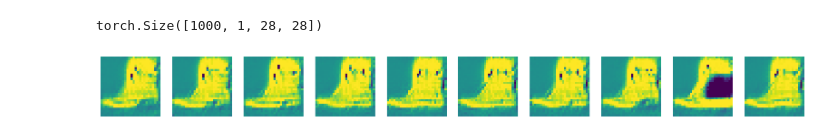
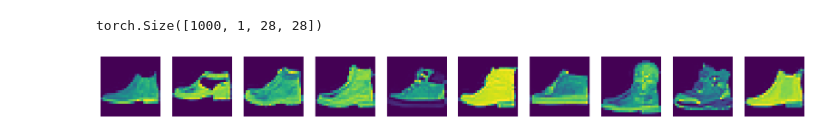
Before and after one commit to marco-cartago/EbmFcT, a Jupyter notebook: refactor_code/test.ipynb, the cells around one changed output. Cells and saved outputs as stored; diff of their text form; code cells hidden in the pictures.

```diff
--- a/refactor_code/test.ipynb
+++ b/refactor_code/test.ipynb
@@ -29,4 +8,0 @@ sampler = ReplaySampler(model, img_shape=(1, 28, 28), buffer_size=200, noise_fra
-# %%
-from src.gradient_inspect import synthesize_image
-
-x, energies = synthesize_image(model = model, n_images= 10, steps = 300, step_size= 10)
@@ -45,11 +84,9 @@ real_samples.shape
 # %% [output]
 torch.Size([1000, 1, 28, 28])
 # %%
-
-
-show_grid(samples, n = 10)
+show_grid(real_samples, n = 10)
 # %% [output]
-[figure, old version]
+[figure, new version]
 # %%
 from torchmetrics.image.fid import FrechetInceptionDistance
 import torch
```
Also changed, not shown: parts of 11 cells of this notebook.
